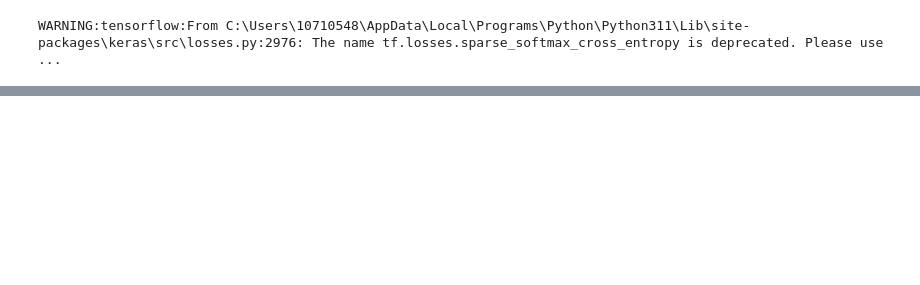
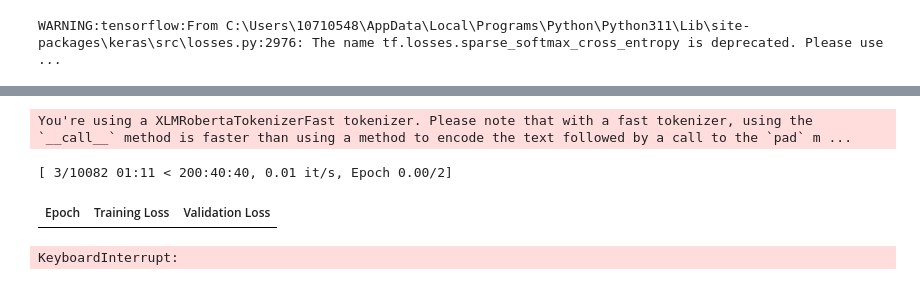
Before and after one commit to manindersingh120996/guess-programming-language, a Jupyter notebook: Model Training.ipynb, the cells around one changed output, grey strips where cells are left out. Saved outputs shown, nothing was run; the diff lists cells and outputs as text; code cells hidden in the pictures; blank space fills up the shorter version.

```diff
--- a/Model Training.ipynb
+++ b/Model Training.ipynb
@@ -42,0 +37,2 @@ data = datasets.load_dataset('pandas','preprocessed_programming_language_data.cs
+# %%
+tokenized_datasets = data.map(lambda examples: tokenizer(examples['text'], truncation=True, padding=True), batched=True)
@@ -42,0 +85,2 @@ data = datasets.load_dataset('pandas','preprocessed_programming_language_data.cs
+# %%
+id2label = {y: x for x, y in label_mapping.items()}
@@ -42,0 +101,6 @@ data = datasets.load_dataset('pandas','preprocessed_programming_language_data.cs
+# %%
+from transformers import AutoModelForSequenceClassification, TrainingArguments, Trainer
+
+model = AutoModelForSequenceClassification.from_pretrained(
+    model_name, num_labels=len(set(data['label'])), id2label=id2label, label2id=label_mapping,ignore_mismatched_sizes=True
+)
@@ -42,0 +112,3 @@ data = datasets.load_dataset('pandas','preprocessed_programming_language_data.cs
+# %%
+from sklearn.model_selection import train_test_split
+tokenized_datasets_splited = tokenized_datasets.train_test_split(test_size=0.2, seed=42)
@@ -42,0 +128,30 @@ data = datasets.load_dataset('pandas','preprocessed_programming_language_data.cs
+# %%
+training_args = TrainingArguments(
+    output_dir="my_awesome_model",
+    learning_rate=2e-5,
+    per_device_train_batch_size=16,
+    per_device_eval_batch_size=16,
+    num_train_epochs=2,
+    weight_decay=0.01,
+    evaluation_strategy="epoch",
+    save_strategy="epoch",
+    load_best_model_at_end=True,
+    push_to_hub=False,
+)
+
+trainer = Trainer(
+    model=model,
+    args=training_args,
+    train_dataset=tokenized_datasets_splited["train"],
+    eval_dataset=tokenized_datasets_splited["test"],
+    tokenizer=tokenizer,
+    data_collator=data_collator,
+    compute_metrics=compute_metrics,
+)
+
+trainer.train()
+# %% [output]
+You're using a XLMRobertaTokenizerFast tokenizer. Please note that with a fast tokenizer, using the `__call__` method is faster than using a method to encode the text followed by a call to the `pad` m ...
+[ 3/10082 01:11 < 200:40:40, 0.01 it/s, Epoch 0.00/2]
+| Epoch | Training Loss | Validation Loss |
+KeyboardInterrupt:
```
Also changed, not shown: parts of 15 cells of this notebook, 5 other files.
